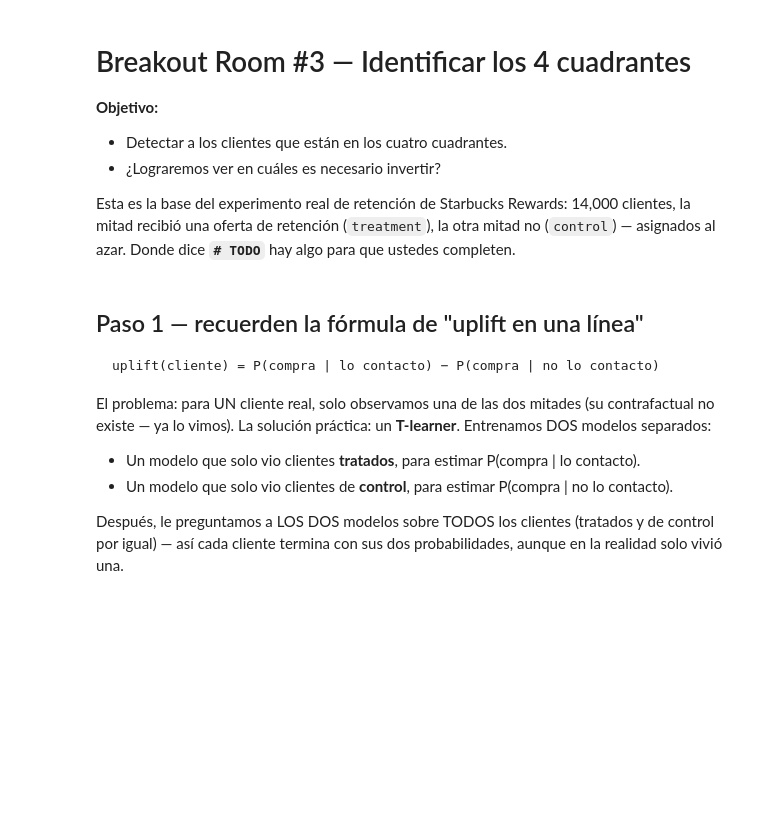
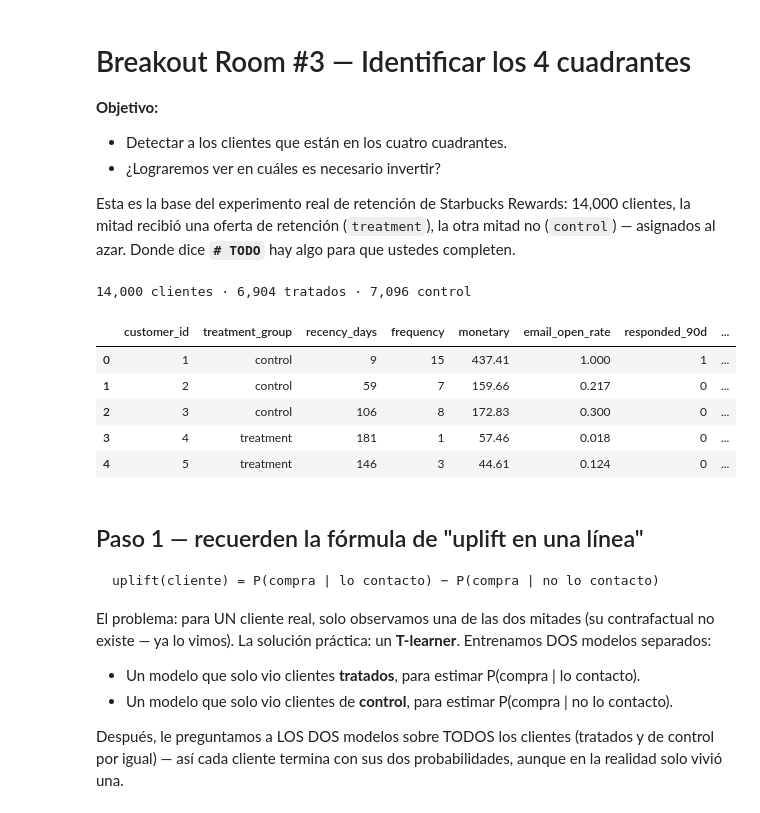
Before and after one commit to alvaradodiegom/marketing-analytics-diego-alvarado, a Jupyter notebook: Semana_3/breakout_3.ipynb, the cells around one changed output. Cells and saved outputs as stored; diff of their text form; code cells hidden in the pictures; blank space fills up the shorter version.

```diff
--- a/Semana_3/breakout_3.ipynb
+++ b/Semana_3/breakout_3.ipynb
@@ -11,11 +11,19 @@ Donde dice **`# TODO`** hay algo para que ustedes completen.
 # %%
 import pandas as pd
 import numpy as np
 from sklearn.linear_model import LogisticRegression
 
-df = pd.read_csv("data/uplift_experiment.csv")
+df = pd.read_csv("/content/data/uplift_experiment.csv")
 print(f"{len(df):,} clientes · {(df['treatment_group']=='treatment').sum():,} tratados · {(df['treatment_group']=='control').sum():,} control")
 df.head()
+# %% [output]
+14,000 clientes · 6,904 tratados · 7,096 control
+|  | customer_id | treatment_group | recency_days | frequency | monetary | email_open_rate | responded_90d | ... |
+| 0 | 1 | control | 9 | 15 | 437.41 | 1.000 | 1 | ... |
+| 1 | 2 | control | 59 | 7 | 159.66 | 0.217 | 0 | ... |
+| 2 | 3 | control | 106 | 8 | 172.83 | 0.300 | 0 | ... |
+| 3 | 4 | treatment | 181 | 1 | 57.46 | 0.018 | 0 | ... |
+| 4 | 5 | treatment | 146 | 3 | 44.61 | 0.124 | 0 | ... |
 # %% [markdown]
 ## Paso 1 — recuerden la fórmula de "uplift en una línea"
 
```
Also changed, not shown: parts of 9 cells of this notebook.
